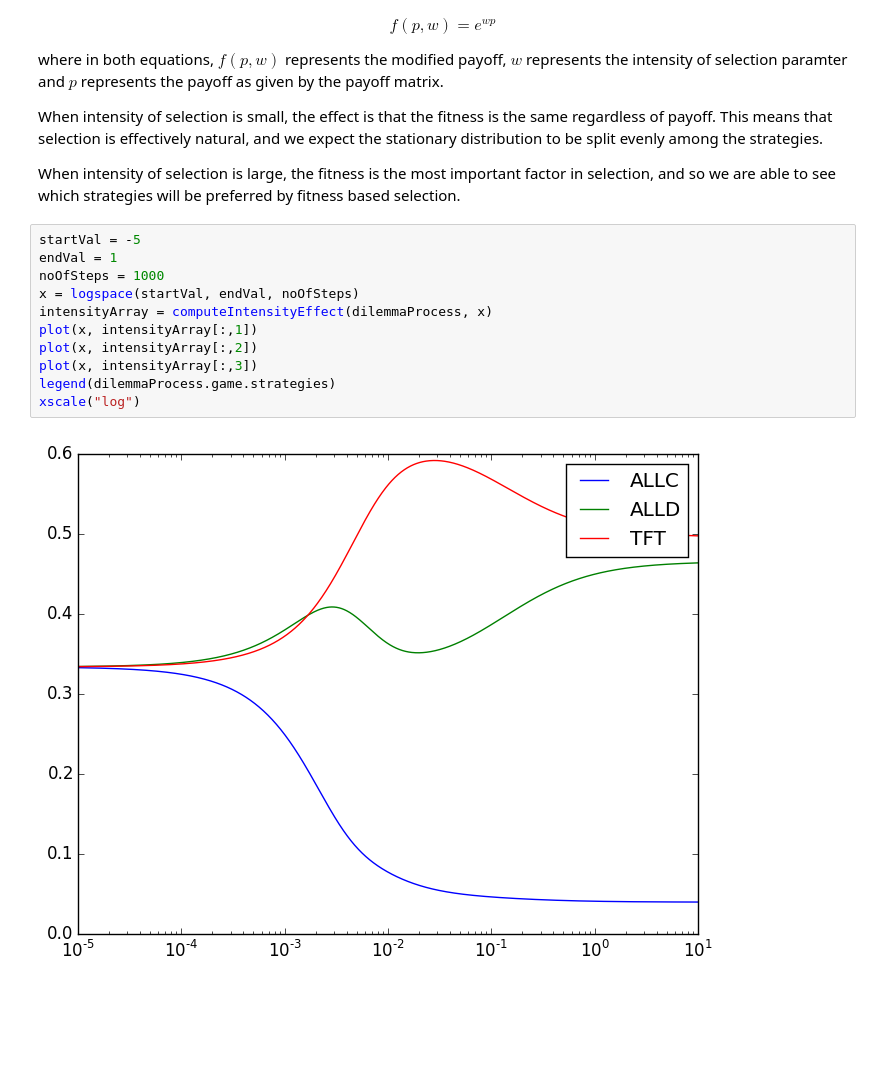
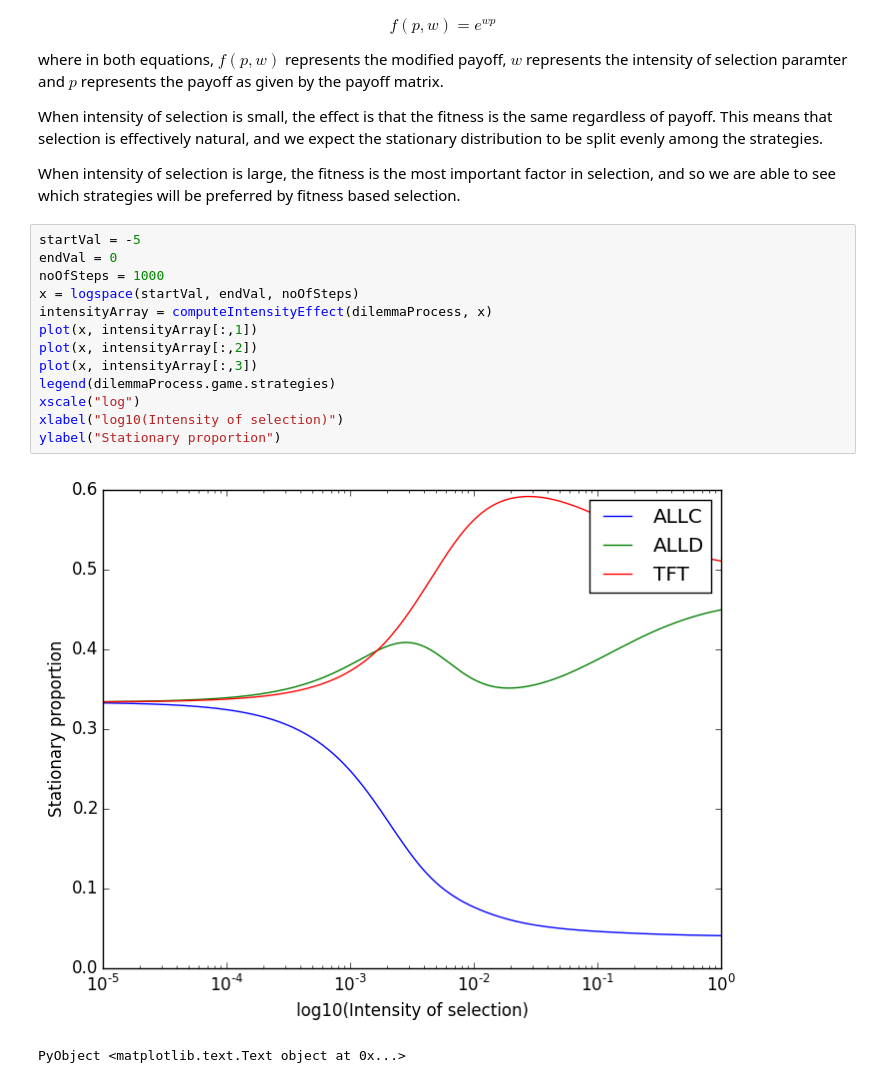
Before and after one commit to computationalevolutionarydynamics/Jedy.jl, a Jupyter notebook: notebooks/Finite Populations.ipynb, the cells around one changed output. Saved outputs shown, nothing was run; the diff lists cells and outputs as text; blank space fills up the shorter version.

```diff
--- a/notebooks/Finite Populations.ipynb
+++ b/notebooks/Finite Populations.ipynb
@@ -173,14 +173,17 @@ When intensity of selection is small, the effect is that the fitness is the same
 When intensity of selection is large, the fitness is the most important factor in selection, and so we are able to see which strategies will be preferred by fitness based selection.
 # %%
 startVal = -5
-endVal = 1
+endVal = 0
 noOfSteps = 1000
 x = logspace(startVal, endVal, noOfSteps)
 intensityArray = computeIntensityEffect(dilemmaProcess, x)
 plot(x, intensityArray[:,1])
 plot(x, intensityArray[:,2])
 plot(x, intensityArray[:,3])
 legend(dilemmaProcess.game.strategies)
 xscale("log")
+xlabel("log10(Intensity of selection)")
+ylabel("Stationary proportion")
 # %% [output]
-[figure, old version]
+[figure, new version]
+PyObject <matplotlib.text.Text object at 0x...>
```
Also changed, not shown: parts of 4 cells of this notebook.
